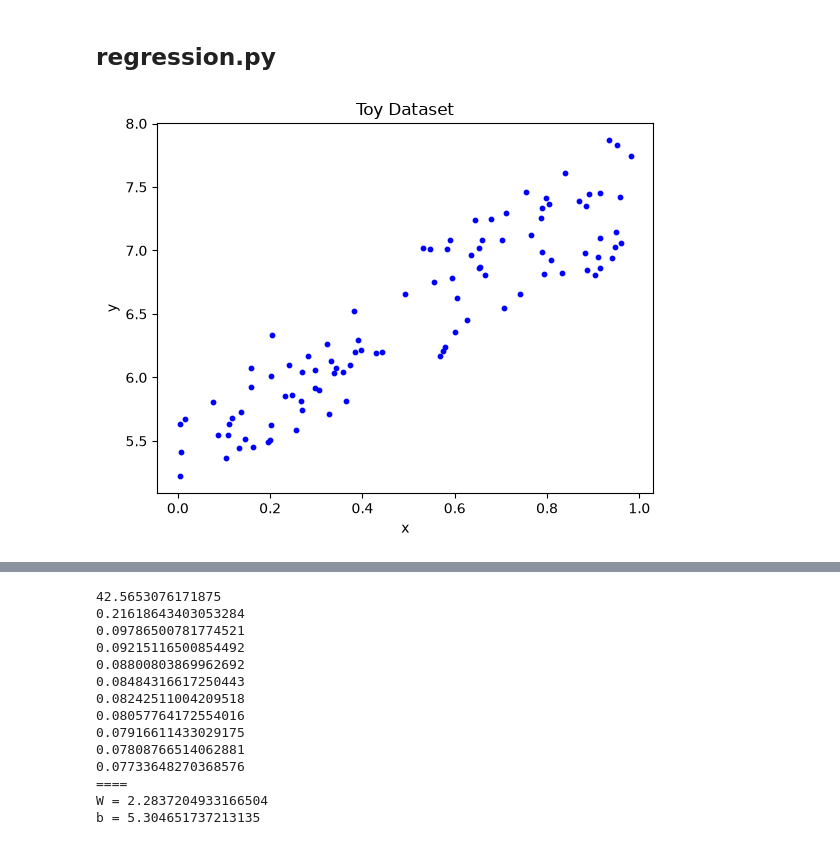
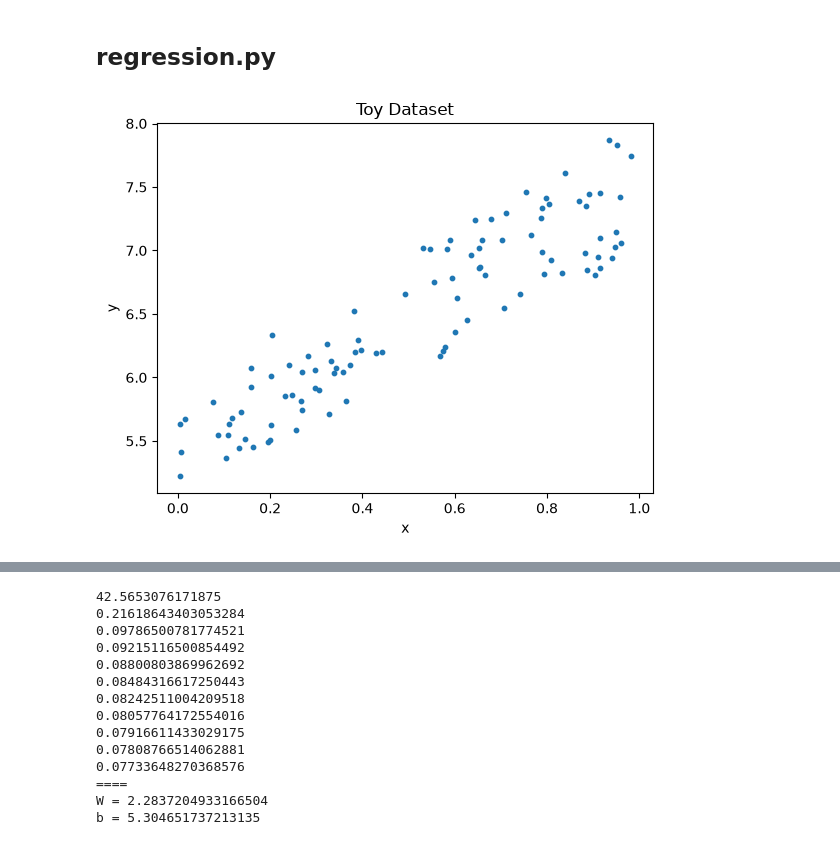
Before and after one commit to kyoropppp/2606_zero5, a Jupyter notebook: deep-learning-from-scratch-5/notebooks/06_pytorch.ipynb, the cells around one changed output, grey strips where cells are left out. Cells and saved outputs as stored; diff of their text form; code cells hidden in the pictures.

```diff
--- a/deep-learning-from-scratch-5/notebooks/06_pytorch.ipynb
+++ b/deep-learning-from-scratch-5/notebooks/06_pytorch.ipynb
@@ -320,15 +320,14 @@ plt.show()
 # %%
 import torch
 
-
 torch.manual_seed(42)
 x = torch.rand(100, 1)
-y = 5 + 2 * x + torch.rand(100, 1)
+y = 5 + 2 * x + torch.rand(100, 1)  # 一様分布から生成
+
+plt.scatter(x.numpy(), y.numpy(), s=10)
+plt.xlabel('x')
+plt.ylabel('y')
+plt.title('Toy Dataset')
+plt.show()
+# %% [output]
+[figure, added]
-# %%
-plt.scatter(x.numpy(), y.numpy(), color='blue', label='data', s=10)
-plt.xlabel('x')
-plt.ylabel('y')
-plt.title('Toy Dataset')
-plt.show()
-# %% [output]
-[figure, removed]
```
Also changed, not shown: parts of 6 cells of this notebook.
